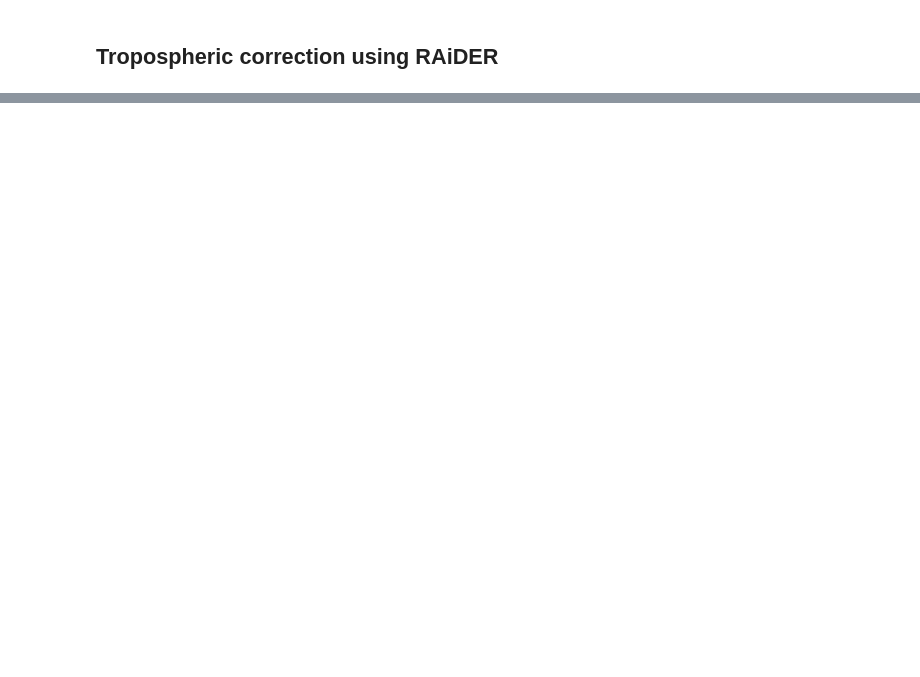
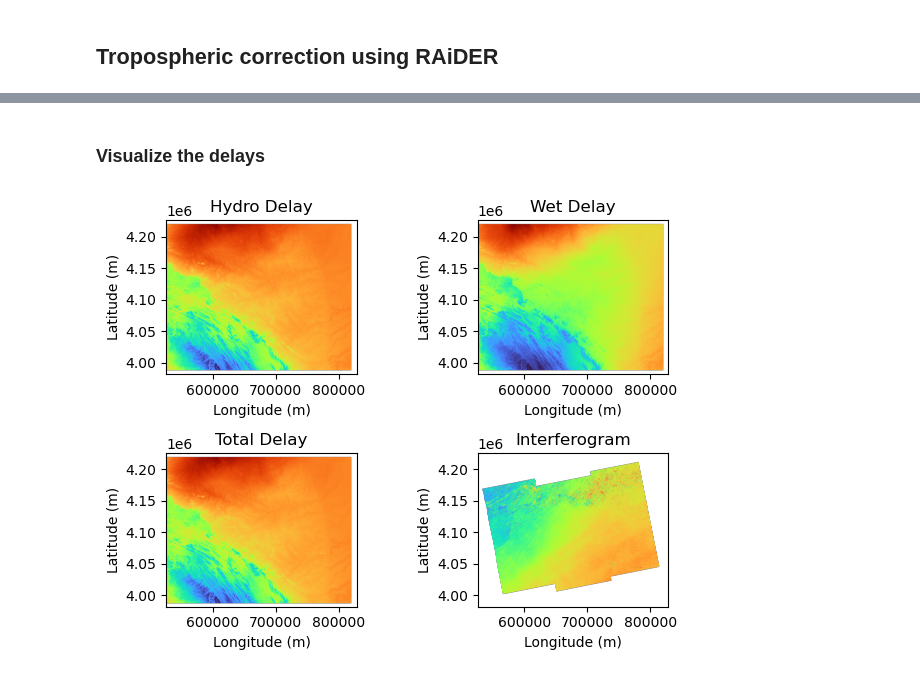
Before and after one commit to jlmaurer/gemlab, a Jupyter notebook: software/insar/InSAR_with_ASF_ondemand_products.ipynb, the cells around one changed output, grey strips where cells are left out. Cells and saved outputs as stored; diff of their text form; code cells hidden in the pictures; blank space fills up the shorter version.

```diff
--- a/software/insar/InSAR_with_ASF_ondemand_products.ipynb
+++ b/software/insar/InSAR_with_ASF_ondemand_products.ipynb
@@ -285 +242,3 @@ Want to change this to use NETCDF and xarray, include time-series and coherence
+# %%
+DATASET_PATH = Path('ifg-ts.nc').absolute()
 # %%
@@ -295,0 +348,3 @@ velocityStd
+# %%
+ds_ifg_ts = xr.open_dataset(DATASET_PATH)
+ds_ifg_ts
@@ -299,0 +388,7 @@ TBD
+# %%
+CONFIG_DIR = Path('config').absolute()
+TEMPLATE_PATH = Path('template.yaml').absolute()
+DELAYS_DIR = Path('delays').absolute()
+WM_NAME = 'ERA5'
+OUT_FORMAT = 'GTiff'
+OUT_EXT = 'tiff'
@@ -299,0 +400,6 @@ TBD
+# %%
+# Retrieve the time-series's dates from the dataset file
+dates = [
+    dt.datetime.fromtimestamp(timestamp.astype(int), dt.UTC)
+    for timestamp in ds_ifg_ts['date'].values.astype(np.uint64)
+]
@@ -299,0 +450,62 @@ TBD
+# %% [markdown]
+### Visualize the delays
+# %%
+VIZ_INDEX = 0
+
+date_string = dates[VIZ_INDEX].strftime('%Y%m%d')
+hydro_path = list(DELAYS_DIR.glob(f'{WM_NAME}_hydro_{date_string}*_int.tif'))[0]
+wet_path = list(DELAYS_DIR.glob(f'{WM_NAME}_wet_{date_string}*_int.tif'))[0]
+ifg_path = list(DOWNLOAD_DIR.glob(f'S1*{date_string}*/S1*{date_string}*_unw_phase_int.tif'))[0]
+
+fig, axarr = plt.subplots(2, 2)
+
+# Top-left: hydro delay
+with rio.open(hydro_path) as src:
+    i, j = 0, 0
+    # Read the image data (e.g., the first band)
+    hydro_data: FloatArray2D = src.read(1)
+    # Get the spatial extent for correct plotting
+    ifg_bounds = (src.bounds.left, src.bounds.right, src.bounds.bottom, src.bounds.top)
+    # Set a known no-data value for this interferogram to NaN (transparent)
+    ndv = hydro_data[0, 0]
+    hydro_data[hydro_data == ndv] = np.nan
+    axarr[i, j].imshow(hydro_data, cmap='turbo', extent=ifg_bounds)
+    axarr[i, j].set_title('Hydro Delay')
+    axarr[i, j].set_xlabel("Longitude (m)")
+    axarr[i, j].set_ylabel("Latitude (m)")
+
+# Top-right: wet delay
+with rio.open(wet_path) as src:
+    i, j = 0, 1
+    wet_data: FloatArray2D = src.read(1)
+    ifg_bounds = (src.bounds.left, src.bounds.right, src.bounds.bottom, src.bounds.top)
+    ndv = wet_data[0, 0]
+    wet_data[wet_data == ndv] = np.nan
+    axarr[i, j].imshow(wet_data, cmap='turbo', extent=ifg_bounds)
+    axarr[i, j].set_title('Wet Delay')
+    axarr[i, j].set_xlabel("Longitude (m)")
+    axarr[i, j].set_ylabel("Latitude (m)")
+
+# Bottom-left: total delay
+i, j = 1, 0
+axarr[i, j].imshow(hydro_data + wet_data, cmap='turbo', extent=ifg_bounds)
+axarr[i, j].set_title('Total Delay')
+axarr[i, j].set_xlabel("Longitude (m)")
+axarr[i, j].set_ylabel("Latitude (m)")
+
+# Bottom-right: interferogram
+with rio.open(ifg_path) as src:
+    i, j = 1, 1
+    ifg: FloatArray2D = src.read(1)
+    ifg_bounds = (src.bounds.left, src.bounds.right, src.bounds.bottom, src.bounds.top)
+    ndv = ifg[0, 0]
+    ifg[ifg == ndv] = np.nan
+    axarr[i, j].imshow(ifg, cmap='turbo', extent=ifg_bounds)
+    axarr[i, j].set_title('Interferogram')
+    axarr[i, j].set_xlabel("Longitude (m)")
+    axarr[i, j].set_ylabel("Latitude (m)")
+
+plt.tight_layout()
+plt.show()
+# %% [output]
+[figure, added]
```
Also changed, not shown: parts of 62 cells of this notebook, 6 other files.
